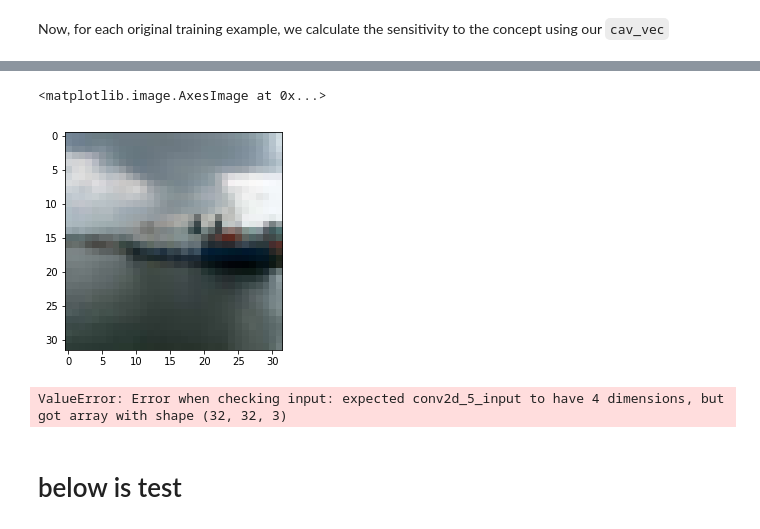
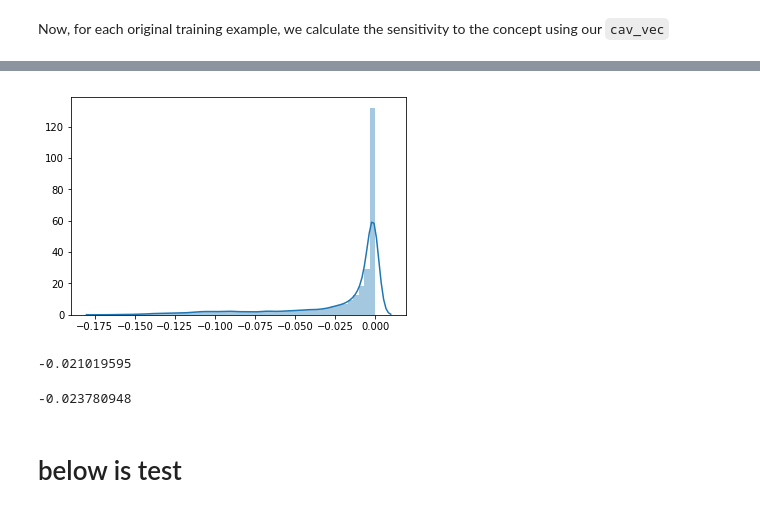
Before and after one commit to pnxenopoulos/cav-keras, a Jupyter notebook: docs/examples/cifar_intro_example.ipynb, the cells around one changed output, grey strips where cells are left out. Saved outputs shown, nothing was run; the diff lists cells and outputs as text; code cells hidden in the pictures.

```diff
--- a/docs/examples/cifar_intro_example.ipynb
+++ b/docs/examples/cifar_intro_example.ipynb
@@ -71,2 +53,0 @@ IndexError: boolean index did not match indexed array along dimension 0; dimensi
-# %%
-y_train = (y_train == 46).astype(int)
@@ -130,7 +77,7 @@ Now, we must train our initial model. We do so below.
 # %%
 # Set parameters
 batch_size = 32
-epochs = 2
+epochs = 3
 
 model = Sequential()
 model.add(Conv2D(32, (3, 3), padding='same',
@@ -289,20 +189,17 @@ for example in training_subset:
-# %%
-plt.imshow(training_subset[7])
-# %% [output]
-<matplotlib.image.AxesImage at 0x...>
-[figure, removed]
-# %%
-for label in unique_labels:
-    training_subset = x_train[np.array(y_train) == 1]
-    set_size = training_subset.shape[0]
-    count_of_sensitivity = 0
-    for example in training_subset:
-        sensitivity = conceptual_sensitivity(example, model_f, model_h, concept_cav)
-        if sensitivity > 0:
-            count_of_sensitivity = count_of_sensitivity + 1
-    tcav.append(count_of_sensitivity/set_size)
-# %% [output]
-ValueError: Error when checking input: expected conv2d_5_input to have 4 dimensions, but got array with shape (32, 32, 3)
+# %%
+import seaborn as sns, numpy as np
+sns.distplot(sensitivities)
+plt.legend()
+# %% [output]
+[figure, added]
+# %%
+np.mean(sensitivities[0:4999])
+# %% [output]
+-0.021019595
+# %%
+np.mean(sensitivities[5000:])
+# %% [output]
+-0.023780948
 # %% [markdown]
 # below is test
 # %%
```
Also changed, not shown: parts of 24 cells of this notebook, 1 other file.
